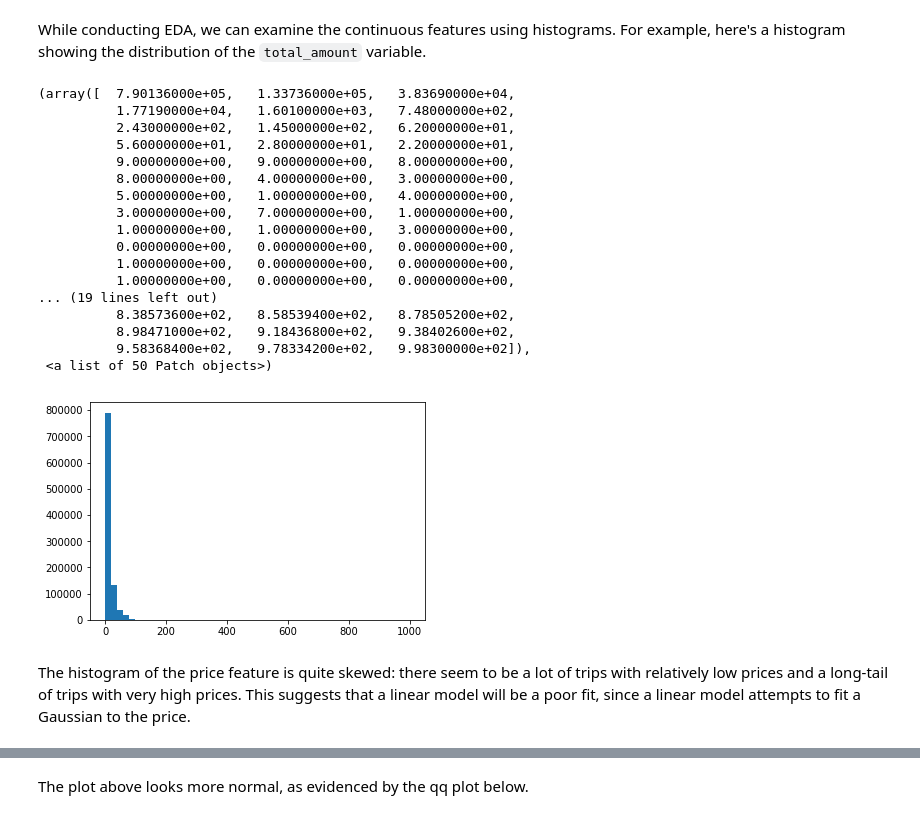
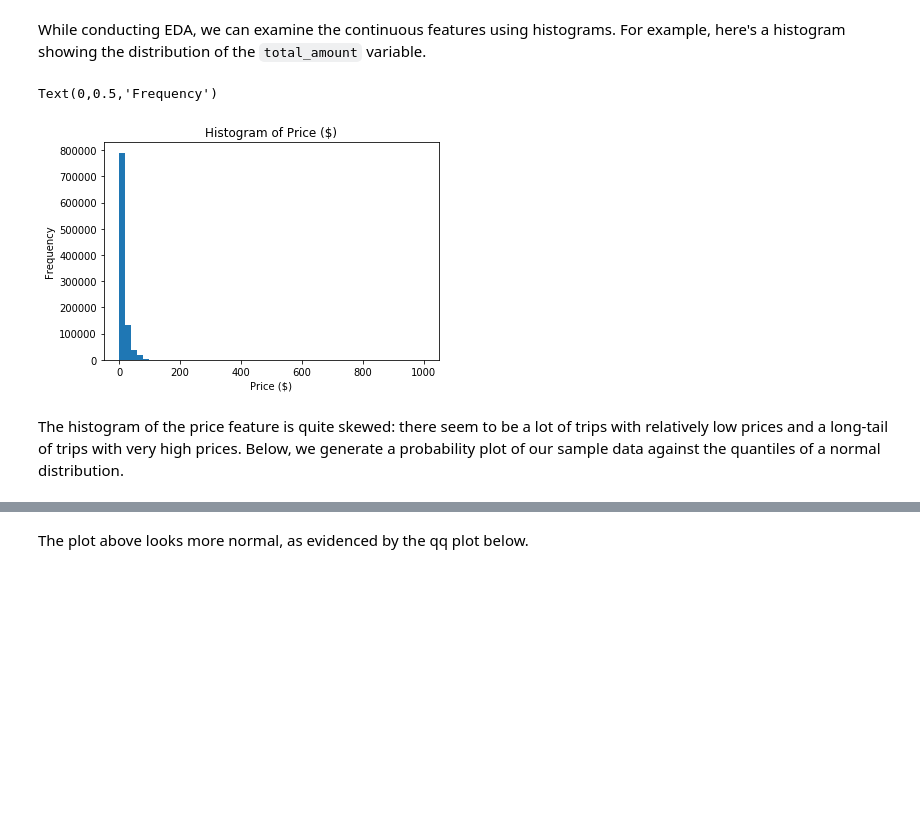
Before and after one commit to ComputAni/PDS-Price-Predictor, a Jupyter notebook: Final_Project_PDS.ipynb, the cells around one changed output, grey strips where cells are left out. Cells and saved outputs as stored; diff of their text form; code cells hidden in the pictures; blank space fills up the shorter version.

Commit message:
Added written descriptions for EDA, Linear Model Take 1, Linear Model Take 2, and Gradient Boosting Regressor

```diff
--- a/Final_Project_PDS.ipynb
+++ b/Final_Project_PDS.ipynb
@@ -346,24 +348,11 @@ cab_data = cab_data[price_filter]
 While conducting EDA, we can examine the continuous features using histograms. For example, here's a histogram showing the distribution of the `total_amount` variable.
 # %%
 plt.hist(cab_data["total_amount"], bins=50)
+plt.title("Histogram of Price ($)")
+plt.xlabel('Price ($)')
+plt.ylabel('Frequency')
 # %% [output]
-(array([  7.90136000e+05,   1.33736000e+05,   3.83690000e+04,
-          1.77190000e+04,   1.60100000e+03,   7.48000000e+02,
-          2.43000000e+02,   1.45000000e+02,   6.20000000e+01,
-          5.60000000e+01,   2.80000000e+01,   2.20000000e+01,
-          9.00000000e+00,   9.00000000e+00,   8.00000000e+00,
-          8.00000000e+00,   4.00000000e+00,   3.00000000e+00,
-          5.00000000e+00,   1.00000000e+00,   4.00000000e+00,
-          3.00000000e+00,   7.00000000e+00,   1.00000000e+00,
-          1.00000000e+00,   1.00000000e+00,   3.00000000e+00,
-          0.00000000e+00,   0.00000000e+00,   0.00000000e+00,
-          1.00000000e+00,   0.00000000e+00,   0.00000000e+00,
-          1.00000000e+00,   0.00000000e+00,   0.00000000e+00,
-... (19 lines left out)
-          8.38573600e+02,   8.58539400e+02,   8.78505200e+02,
-          8.98471000e+02,   9.18436800e+02,   9.38402600e+02,
-          9.58368400e+02,   9.78334200e+02,   9.98300000e+02]),
- <a list of 50 Patch objects>)
+Text(0,0.5,'Frequency')
-[figure, old version]
+[figure, new version]
 # %% [markdown]
-The histogram of the price feature is quite skewed: there seem to be a lot of trips with relatively low prices and a long-tail of trips with very high prices. This suggests that a linear model will be a poor fit, since a linear model attempts to fit a Gaussian to the price.
+The histogram of the price feature is quite skewed: there seem to be a lot of trips with relatively low prices and a long-tail of trips with very high prices. Below, we generate a probability plot of our sample data against the quantiles of a normal distribution.
```
Also changed, not shown: parts of 38 cells of this notebook.
